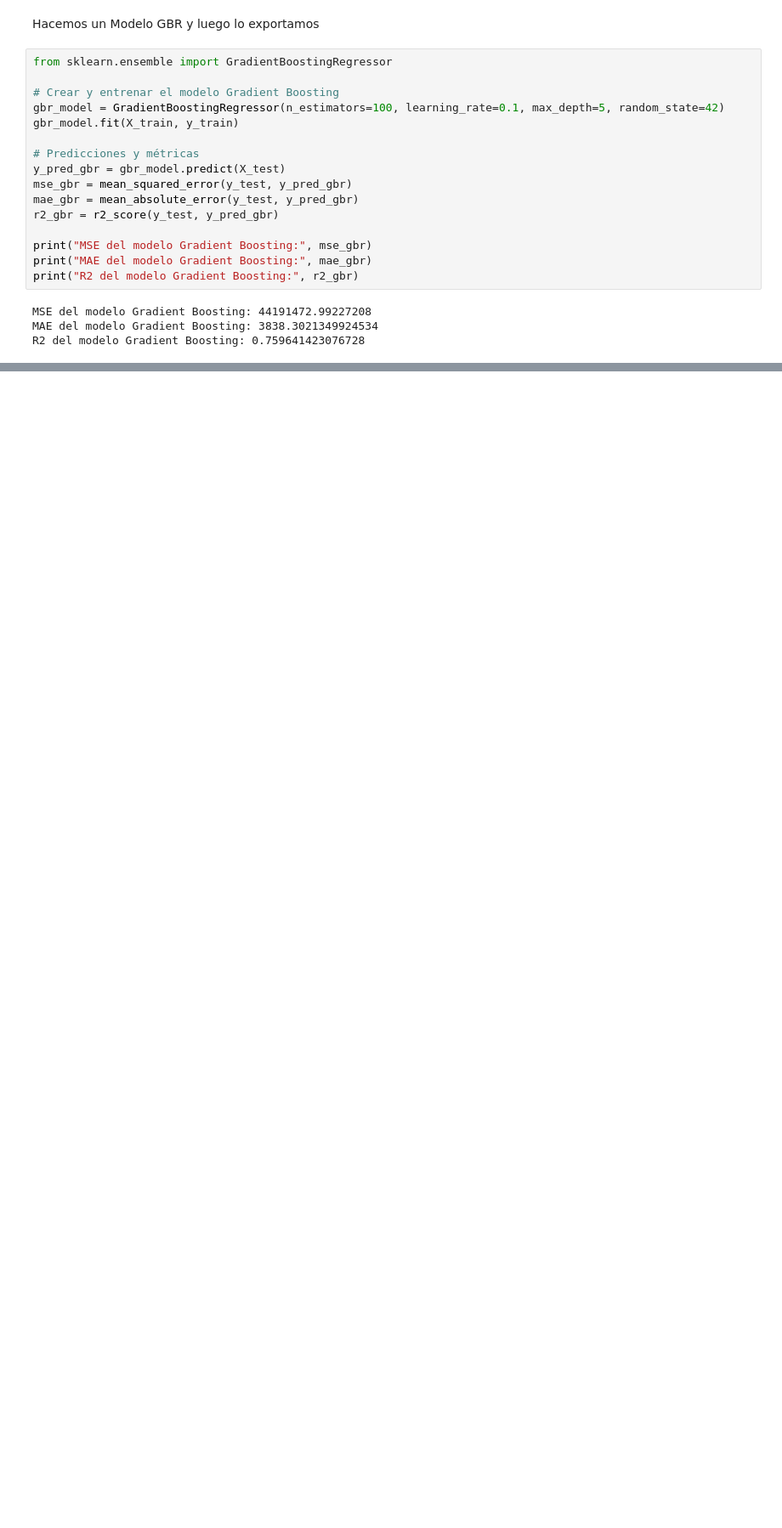
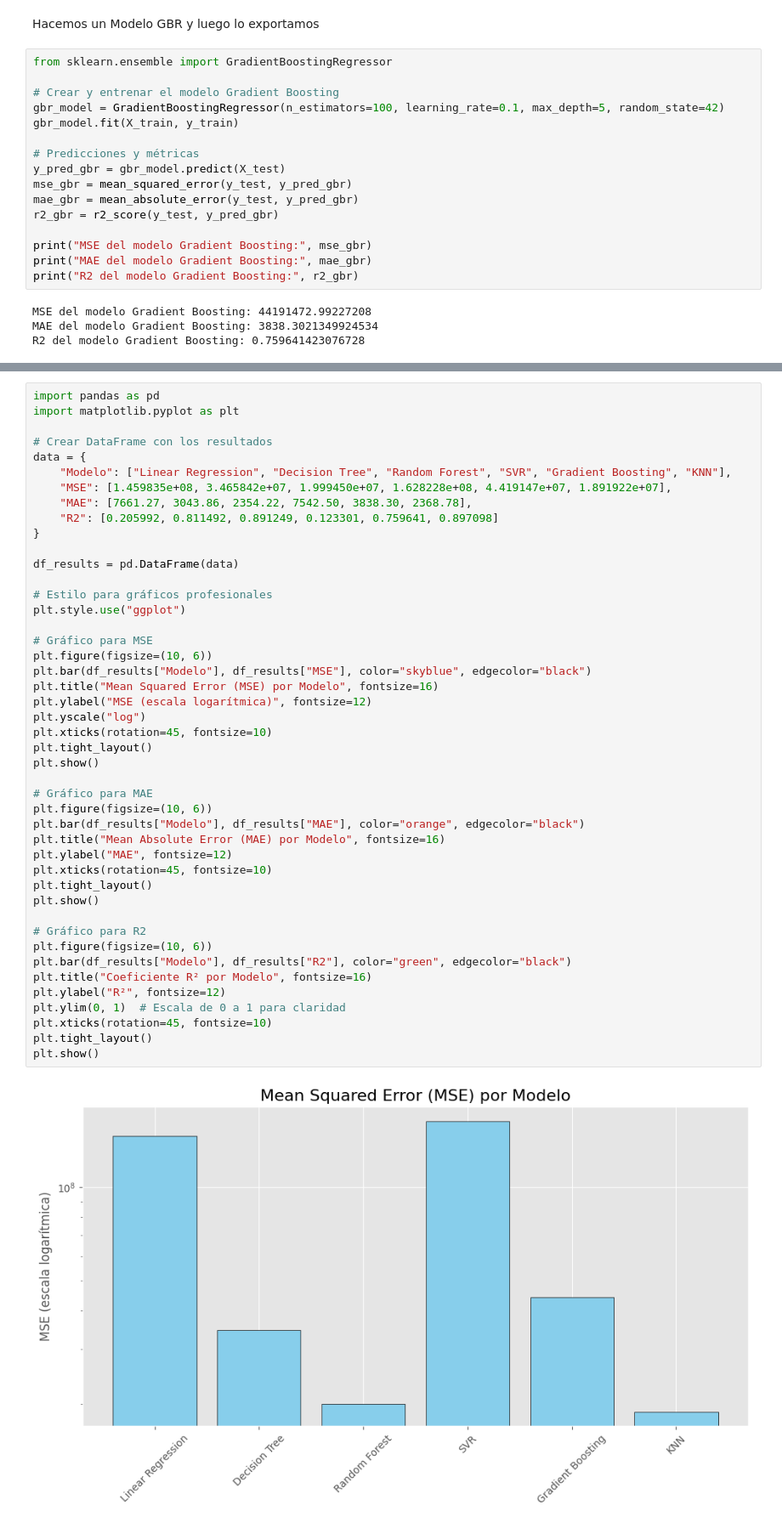
Before and after one commit to SergioChalela/Predicciones-Aguacates, a Jupyter notebook: notebooks/Entrenamiento_Evaluacion_supervisados.ipynb, the cells around one changed output, grey strips where cells are left out. Shown at 85% size. Saved outputs shown, nothing was run; the diff lists cells and outputs as text; blank space fills up the shorter version.

```diff
--- a/notebooks/Entrenamiento_Evaluacion_supervisados.ipynb
+++ b/notebooks/Entrenamiento_Evaluacion_supervisados.ipynb
@@ -296,0 +334,47 @@ joblib.dump(gbr_model, 'gbr_model.pkl')
+# %%
+import pandas as pd
+import matplotlib.pyplot as plt
+
+# Crear DataFrame con los resultados
+data = {
+    "Modelo": ["Linear Regression", "Decision Tree", "Random Forest", "SVR", "Gradient Boosting", "KNN"],
+    "MSE": [1.459835e+08, 3.465842e+07, 1.999450e+07, 1.628228e+08, 4.419147e+07, 1.891922e+07],
+    "MAE": [7661.27, 3043.86, 2354.22, 7542.50, 3838.30, 2368.78],
+    "R2": [0.205992, 0.811492, 0.891249, 0.123301, 0.759641, 0.897098]
+}
+
+df_results = pd.DataFrame(data)
+
+# Estilo para gráficos profesionales
+plt.style.use("ggplot")
+
+# Gráfico para MSE
+plt.figure(figsize=(10, 6))
+plt.bar(df_results["Modelo"], df_results["MSE"], color="skyblue", edgecolor="black")
+plt.title("Mean Squared Error (MSE) por Modelo", fontsize=16)
+plt.ylabel("MSE (escala logarítmica)", fontsize=12)
+plt.yscale("log")
+plt.xticks(rotation=45, fontsize=10)
+plt.tight_layout()
+plt.show()
+
+# Gráfico para MAE
+plt.figure(figsize=(10, 6))
+plt.bar(df_results["Modelo"], df_results["MAE"], color="orange", edgecolor="black")
+plt.title("Mean Absolute Error (MAE) por Modelo", fontsize=16)
+plt.ylabel("MAE", fontsize=12)
+plt.xticks(rotation=45, fontsize=10)
+plt.tight_layout()
+plt.show()
+
+# Gráfico para R2
+plt.figure(figsize=(10, 6))
+plt.bar(df_results["Modelo"], df_results["R2"], color="green", edgecolor="black")
+plt.title("Coeficiente R² por Modelo", fontsize=16)
+plt.ylabel("R²", fontsize=12)
+plt.ylim(0, 1)  # Escala de 0 a 1 para claridad
+plt.xticks(rotation=45, fontsize=10)
+plt.tight_layout()
+plt.show()
+# %% [output]
+[figure, added]
```
Also changed, not shown: parts of 10 cells of this notebook, 4 other files.
